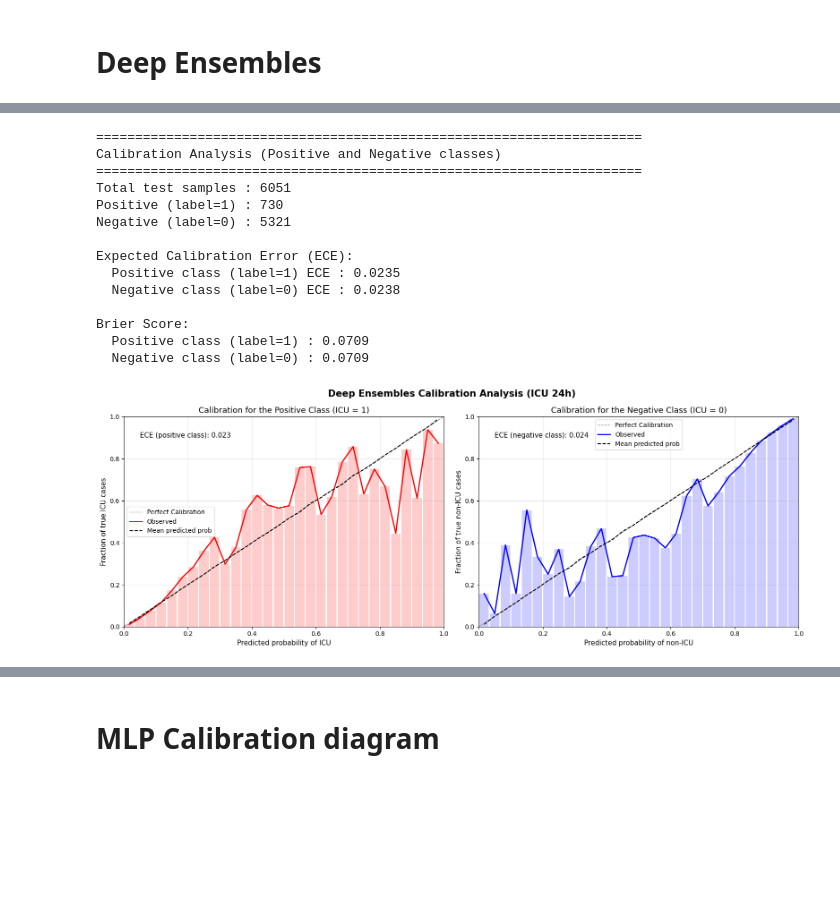
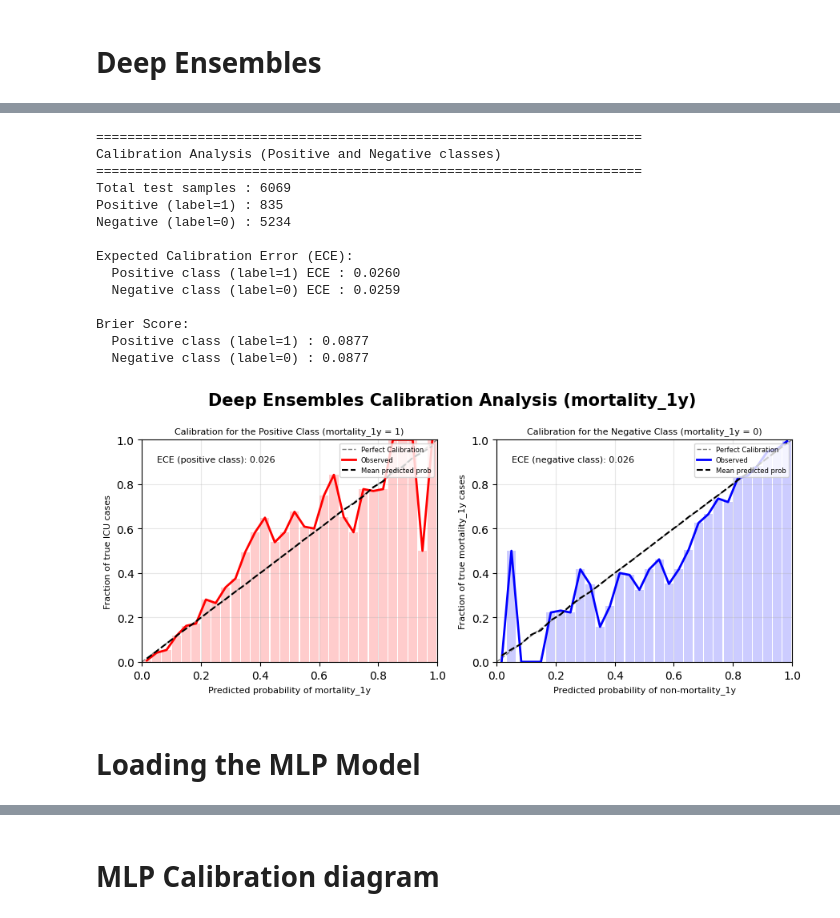
Before and after one commit to cookiehyun/Q-Model, a Jupyter notebook: Calibration/Calibration_for_all_methods.ipynb, the cells around one changed output, grey strips where cells are left out. Drawn from its saved outputs; the diff is of its cells as text; code cells hidden in the pictures; blank space fills up the shorter version.

```diff
--- a/Calibration/Calibration_for_all_methods.ipynb
+++ b/Calibration/Calibration_for_all_methods.ipynb
@@ -711,7 +659,7 @@ print(f"  Negative class (label=0) : {brier_neg:.4f}")
 # ============================================================
 # Plot
 # ============================================================
-fig, axes = plt.subplots(1, 2, figsize=(16, 6))
+fig, axes = plt.subplots(1, 2, figsize=(9, 4))
 
 # ------------------------------------------------------------
 # Positive class
@@ -725,55 +673,57 @@ axes[0].plot(centers, conf_pos, color='black', linestyle='--',
 axes[0].bar(centers, frac_pos_DE, width=bin_width * 0.9,
             alpha=0.2, color='red')
 axes[0].text(0.05, 0.90, f"ECE (positive class): {ece_pos_DE:.3f}",
-             transform=axes[0].transAxes, fontsize=11)
-axes[0].set_xlabel('Predicted probability of ICU', fontsize=11)
-axes[0].set_ylabel('Fraction of true ICU cases', fontsize=11)
-axes[0].set_title('Calibration for the Positive Class (ICU = 1)', fontsize=13)
-axes[0].legend(fontsize=10)
+             transform=axes[0].transAxes, fontsize=8)
+axes[0].set_xlabel('Predicted probability of mortality_1y', fontsize=8)
+axes[0].set_ylabel('Fraction of true ICU cases', fontsize=8)
+axes[0].set_title('Calibration for the Positive Class (mortality_1y = 1)', fontsize=8)
+axes[0].legend(loc='upper right', fontsize=6)
 axes[0].set_xlim([0, 1])
 axes[0].set_ylim([0, 1])
 axes[0].grid(alpha=0.3)
 
 # ------------------------------------------------------------
 # Negative class
 # ------------------------------------------------------------
 axes[1].plot([0, 1], [0, 1], '--', color='gray', linewidth=1,
              label='Perfect Calibration')
 axes[1].plot(centers, frac_neg_DE, color='blue', linewidth=2,
              label='Observed')
 axes[1].plot(centers, conf_neg, color='black', linestyle='--',
              label='Mean predicted prob')
 axes[1].bar(centers, frac_neg_DE, width=bin_width * 0.9,
             alpha=0.2, color='blue')
 axes[1].text(0.05, 0.90, f"ECE (negative class): {ece_neg_DE:.3f}",
-             transform=axes[1].transAxes, fontsize=11)
-axes[1].set_xlabel('Predicted probability of non-ICU', fontsize=11)
-axes[1].set_ylabel('Fraction of true non-ICU cases', fontsize=11)
-axes[1].set_title('Calibration for the Negative Class (ICU = 0)', fontsize=13)
-axes[1].legend(fontsize=10)
+             transform=axes[1].transAxes, fontsize=8)
+axes[1].set_xlabel('Predicted probability of non-mortality_1y', fontsize=8)
+axes[1].set_ylabel('Fraction of true mortality_1y cases', fontsize=8)
+axes[1].set_title('Calibration for the Negative Class (mortality_1y = 0)', fontsize=8)
+axes[1].legend(loc='upper right', fontsize=6)
 axes[1].set_xlim([0, 1])
 axes[1].set_ylim([0, 1])
 axes[1].grid(alpha=0.3)
 
-plt.suptitle('Deep Ensembles Calibration Analysis (ICU 24h)',
+plt.suptitle('Deep Ensembles Calibration Analysis (mortality_1y)',
              fontsize=15, fontweight='bold')
 plt.tight_layout()
 plt.savefig(os.path.join(PNG_DIR, "calibration_both_classes.png"),
             dpi=150, bbox_inches='tight')
 plt.show()
 # %% [output]
 ======================================================================
 Calibration Analysis (Positive and Negative classes)
 ======================================================================
-Total test samples : 6051
-Positive (label=1) : 730
-Negative (label=0) : 5321
+Total test samples : 6069
+Positive (label=1) : 835
+Negative (label=0) : 5234
 
 Expected Calibration Error (ECE):
-  Positive class (label=1) ECE : 0.0235
-  Negative class (label=0) ECE : 0.0238
+  Positive class (label=1) ECE : 0.0260
+  Negative class (label=0) ECE : 0.0259
 
 Brier Score:
-  Positive class (label=1) : 0.0709
-  Negative class (label=0) : 0.0709
+  Positive class (label=1) : 0.0877
+  Negative class (label=0) : 0.0877
-[figure, old version]
+[figure, new version]
+# %% [markdown]
+# Loading the MLP Model
```
Also changed, not shown: parts of 15 cells of this notebook, 1 other file.
